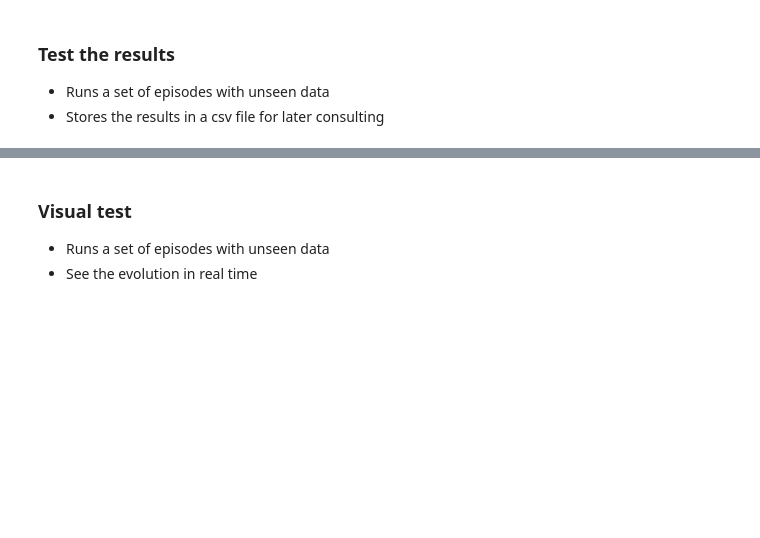
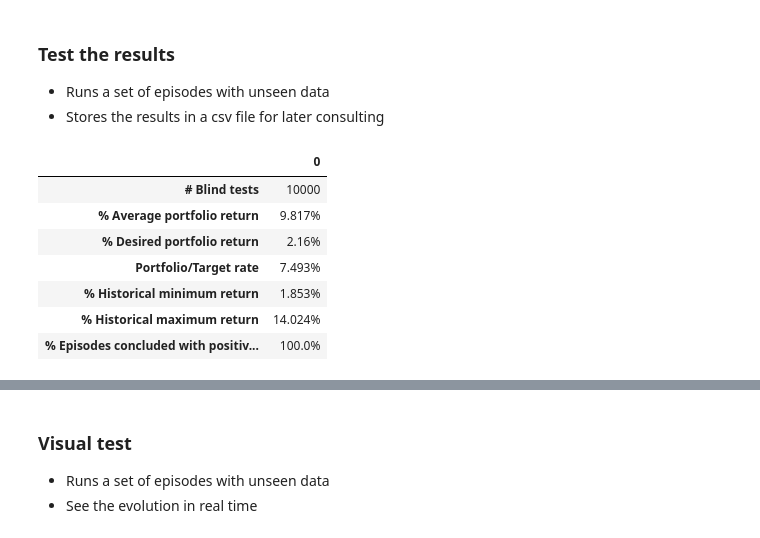
Before and after one commit to pihh/reinforcement-learning, a Jupyter notebook: msft__trading_environment__ppo_agent.ipynb, the cells around one changed output, grey strips where cells are left out. Cells and saved outputs as stored; diff of their text form; code cells hidden in the pictures; blank space fills up the shorter version.

```diff
--- a/msft__trading_environment__ppo_agent.ipynb
+++ b/msft__trading_environment__ppo_agent.ipynb
@@ -116,7 +119,7 @@ agent.training_duration
 * Stores the results in a csv file for later consulting
 # %%
 success = 0
-n_tests = 1000
+n_tests = 10000
 
 scores = []
 targets = []
@@ -155,30 +158,39 @@ for i in trange(n_tests):
     # Track scores and ratios
     scores.append(score)
     portfolio_target_ratios.append(info["portfolio_value"]/info["episode_target"] -1)
 
 
 test_results_dataframe_summary = pd.DataFrame([[
     n_tests,
     str(round(np.mean(scores)*100,3))+'%',
     str(round(np.mean(targets)*100,3))+'%',
     str(round(np.mean(portfolio_target_ratios)*100,3))+'%',
     str(round(min(scores)*100,3))+'%',
     str(round(max(scores)*100,3))+'%',
     str(round((success/n_tests)*100,3)) +'%'
 ]],
     columns=[
         '# Blind tests',
         '% Average portfolio return',
         '% Desired portfolio return',
         'Portfolio/Target rate',
         '% Historical minimum return',
         '% Historical maximum return',
         '% Episodes concluded with positive outcome'
     ]
 )
 
 
 agent.results_writer.store_test_results(agent,test_results_dataframe_summary,name="test_run_summary")
 
 
 test_results_dataframe_summary.T
+# %% [output]
+|  | 0 |
+| # Blind tests | 10000 |
+| % Average portfolio return | 9.817% |
+| % Desired portfolio return | 2.16% |
+| Portfolio/Target rate | 7.493% |
+| % Historical minimum return | 1.853% |
+| % Historical maximum return | 14.024% |
+| % Episodes concluded with positiv... | 100.0% |
```
Also changed, not shown: parts of 5 cells of this notebook, 11 other files.
